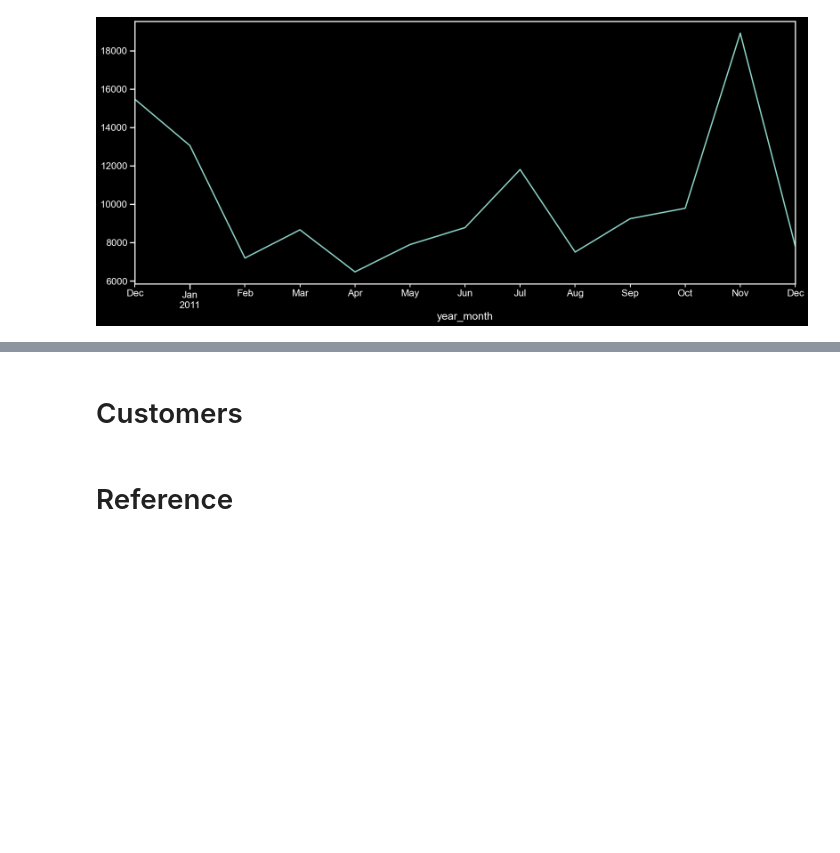
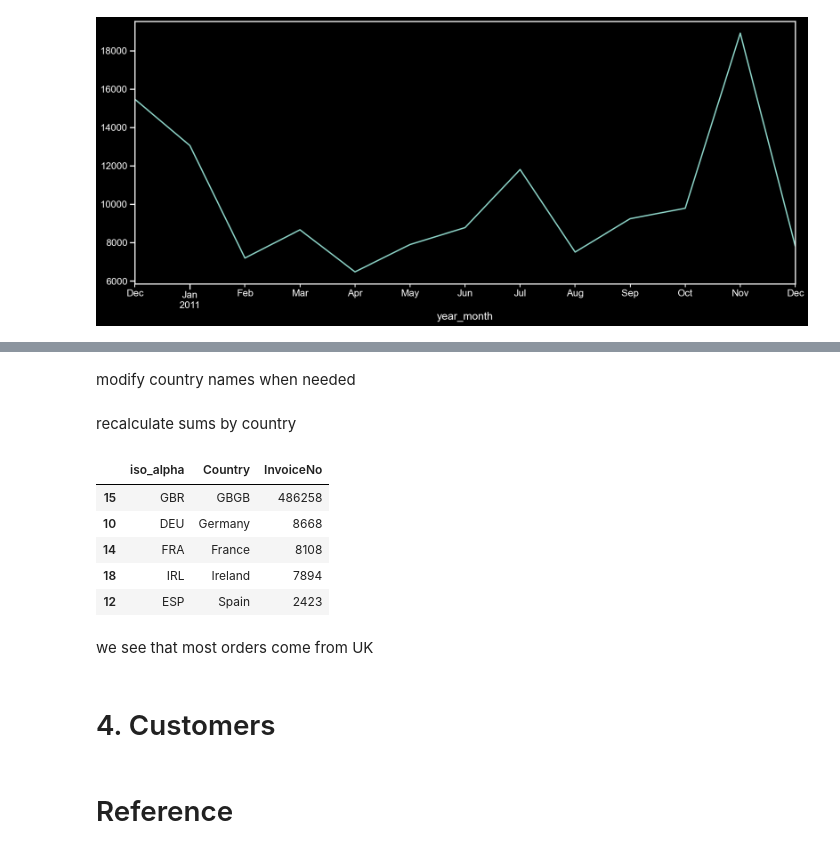
Before and after one commit to angie-xiao/ecommerce, a Jupyter notebook: 1_EDA.ipynb, the cells around one changed output, grey strips where cells are left out. Cells and saved outputs as stored; diff of their text form; code cells hidden in the pictures; blank space fills up the shorter version.

Commit message:
eda - countries

```diff
--- a/1_EDA.ipynb
+++ b/1_EDA.ipynb
@@ -301,0 +303,3 @@ tmp['InvoiceNo'].plot();
+# %%
+ct_by_country = df.groupby('Country')['InvoiceNo'].count().reset_index().sort_values(['InvoiceNo'], ascending=False).reset_index(drop=True)
+ct_by_country.head()
@@ -301,0 +313,2 @@ tmp['InvoiceNo'].plot();
+# %% [markdown]
+modify country names when needed
@@ -301,0 +353,26 @@ tmp['InvoiceNo'].plot();
+# %%
+# get the iso alpha code for country names
+country_names = []
+
+for country in ct_by_country['Country']:
+    if country != 'Unspecified':
+        c_name = countries.get(country)
+    country_names.append(c_name[2])
+
+ct_by_country['iso_alpha'] = country_names
+# %% [markdown]
+recalculate sums by country
+# %%
+ct_by_country = ct_by_country.groupby('iso_alpha').sum().reset_index().sort_values(by=['InvoiceNo'],ascending=False)
+# ct_by_country['InvoiceNo'] = ct_by_country['InvoiceNo'].astype('float64')
+
+ct_by_country.head()
+# %% [output]
+|  | iso_alpha | Country | InvoiceNo |
+| 15 | GBR | GBGB | 486258 |
+| 10 | DEU | Germany | 8668 |
+| 14 | FRA | France | 8108 |
+| 18 | IRL | Ireland | 7894 |
+| 12 | ESP | Spain | 2423 |
+# %% [markdown]
+we see that most orders come from UK
@@ -302,5 +390,5 @@ tmp['InvoiceNo'].plot();
 # %% [markdown]
-# Customers
+# 4. Customers
 # %% [markdown]
 # Reference
 # %% [markdown]
```
Also changed, not shown: parts of 15 cells of this notebook.
